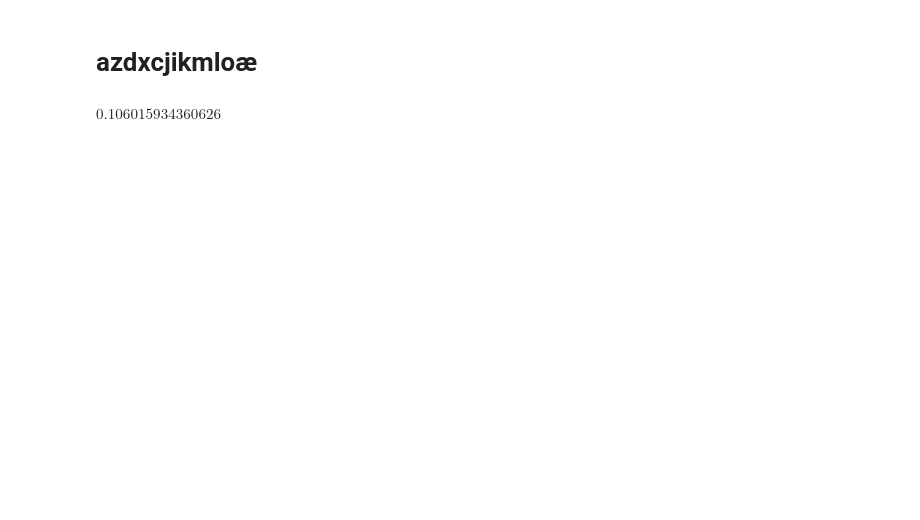
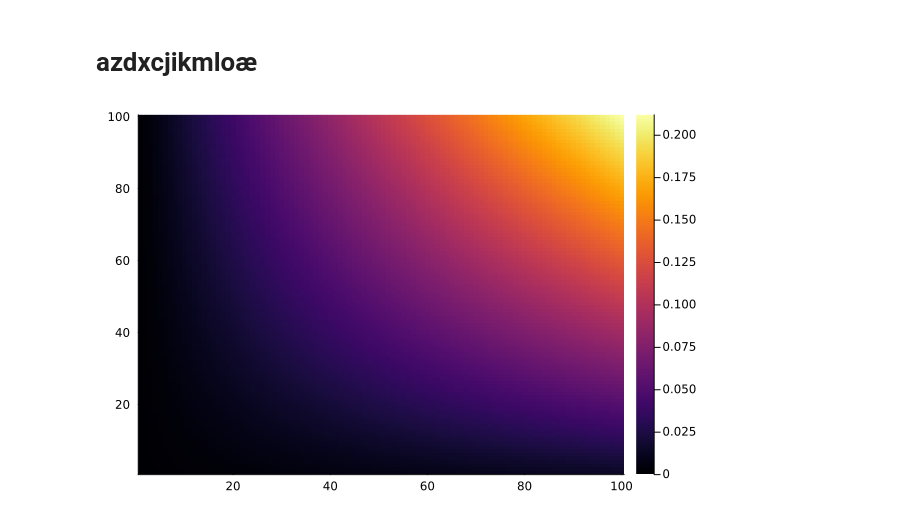
Before and after one commit to AwesomeQuest/LABB, a Jupyter notebook: Workshop8/equations.ipynb, the cells around one changed output. Saved outputs shown, nothing was run; the diff lists cells and outputs as text; code cells hidden in the pictures; blank space fills up the shorter version.

```diff
--- a/Workshop8/equations.ipynb
+++ b/Workshop8/equations.ipynb
@@ -232,42 +238,52 @@ w_mes = [
     √(0.03e-3^2+0.01e-3^2),
     √(0.03e-3^2+0.01e-3^2),
     √(0.03e-3^2+0.01e-3^2),
-    0.12
+    0.001
 ]
 masterDict = Dict(
-    T       => 2.4e-2*9.8,
+    T       => 0.1,
+    h       => 0.1,
+    r_1     => 0.026,
+    r_2     => 0.0275,
+    ω       => 12.5,
+    (w     .=> w_mes )...,
+    π       => 3.1415926535897,
+    μ       => 2
+)
+masterDict = Dict(
+    T       => 0.1,
     h       => 0.06,
     r_1     => 0.026,
     r_2     => 0.0275,
-    ω       => 12,
+    ω       => 12.5,
     (w     .=> w_mes )...,
     π       => 3.1415926535897,
     μ       => 2
 )
 using Plots
 L = ((range(0.2,3,100)) * (range(0,16,100))') .*(1/((r_2-r_1)/(2π*r_1^3*h)))(masterDict)
 heatmap(L)
 
-τ = (1/((r_2-r_1)/(2π*r_1^3*h)))(masterDict) * 2*12
-# h = (τ*(r_2-r_1)/(2π*r_1^3*ω*μ))(masterDict)
+# τ = (1/((r_2-r_1)/(2π*r_1^3*h)))(masterDict) * 2*12
+# H = (τ*(r_2-r_1)/(2π*r_1^3*ω*μ))(masterDict)
 # w_μguess = 0.025
 # 2 * w_μguess
 
 # RSSC = UMF ./ varis .* w
-# [i(masterDict) for i in RSSC] * 100 |> sum
+# [i(masterDict) for i in RSSC] * 100
 # [i(masterDict) for i in UMF]
 # [i(masterDict) for i in UPC] * 100
 # [i(masterDict) for i in w_r] * 100
 # w_mes
 # varis
 # M(masterDict)
-# (w_μr)(masterDict)
+# w_μr(masterDict)
 # w_μr
 
 
 # o = 1/.336 * maximum(L)
 # √((0.015o)^2 + 0.1e-3^2) * .336
 # .336o
 # w_r
 # %% [output]
-$0.106015934360626$
+[figure, added]
```
Also changed, not shown: parts of 5 cells of this notebook, 2 other files.
